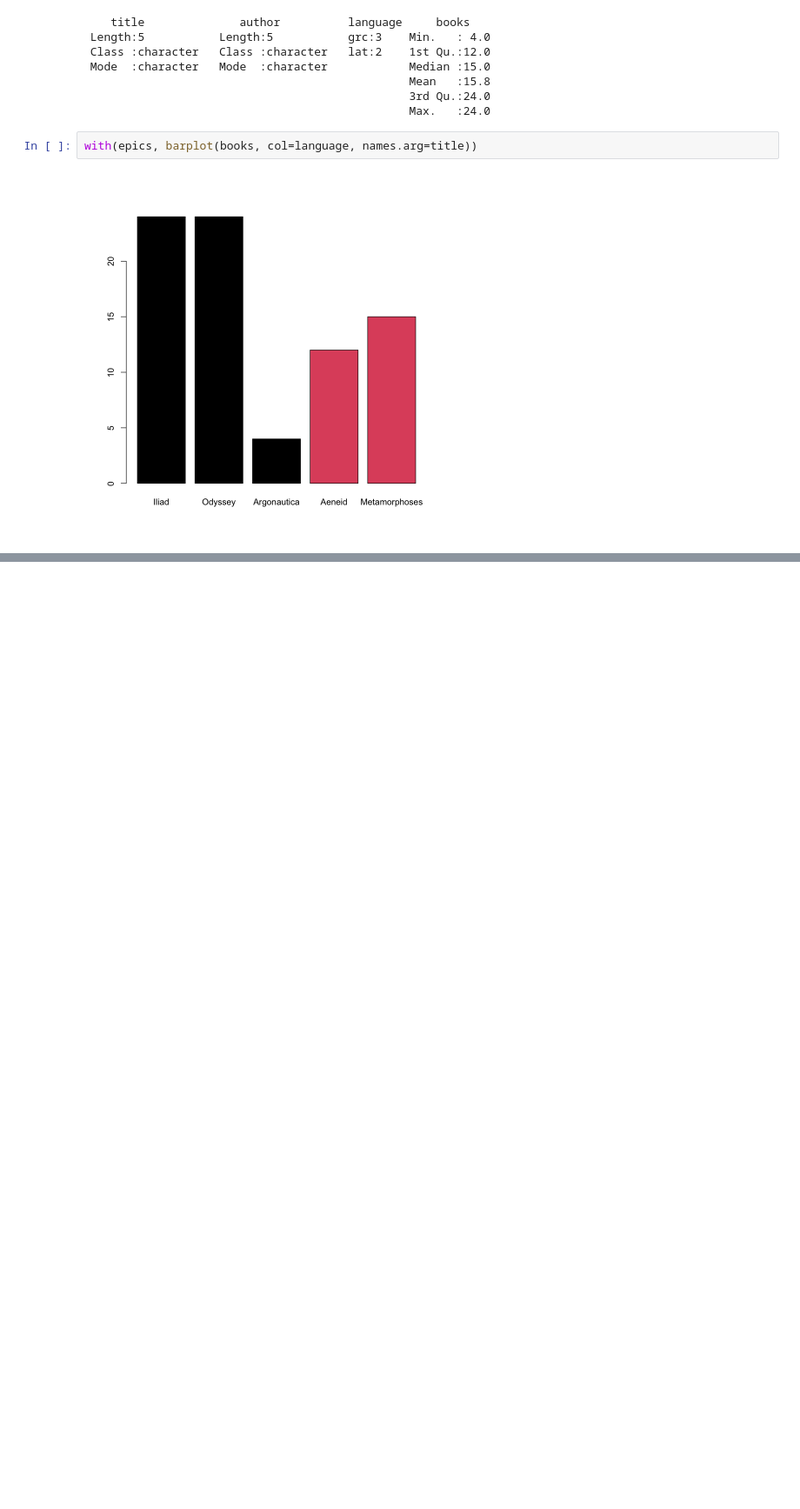
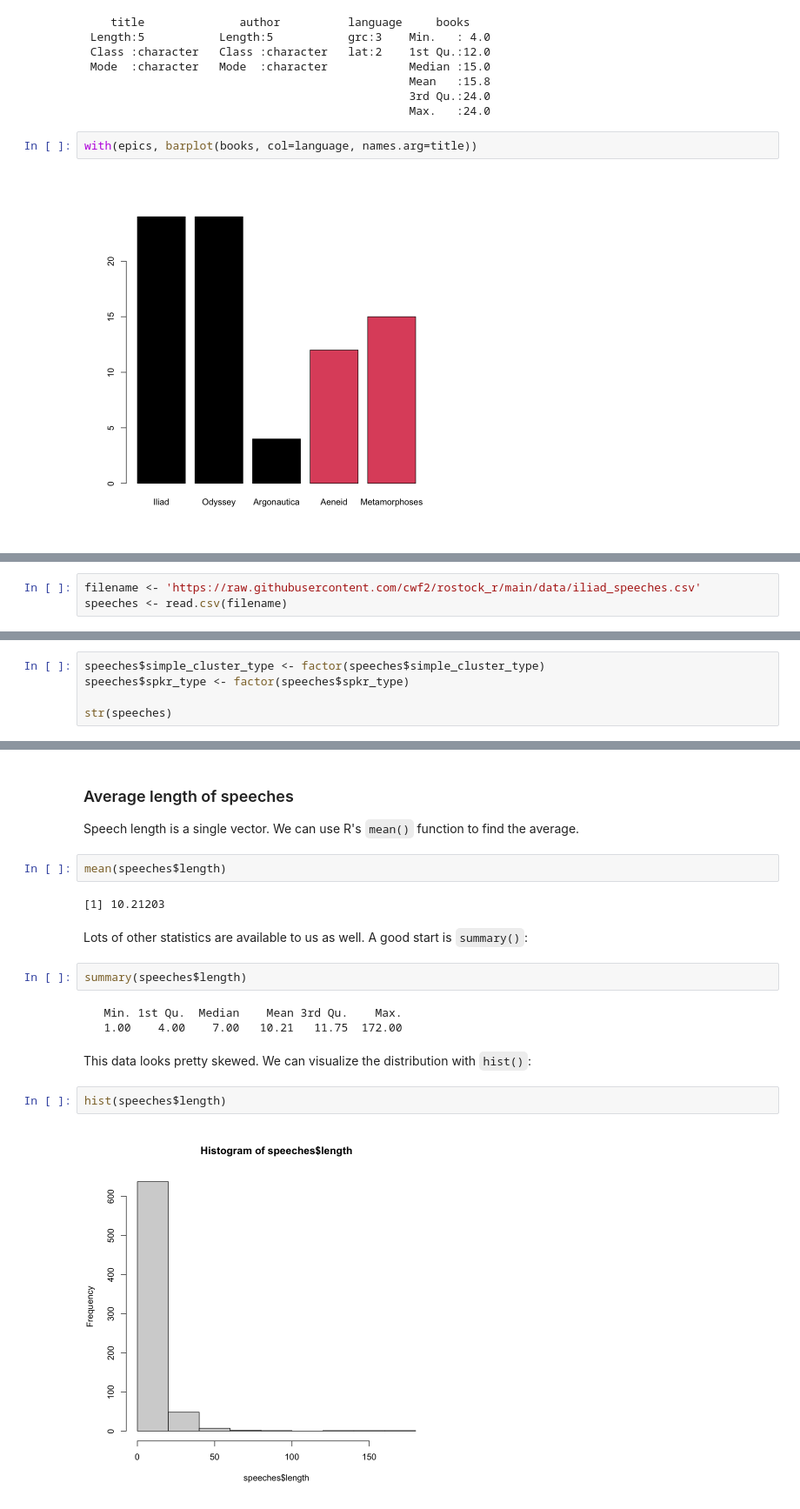
Before and after one commit to cwf2/rostock_r, a Jupyter notebook: 1 - Introduction.ipynb, the cells around one changed output, grey strips where cells are left out. Shown: that part at 87% size. Saved outputs shown, nothing was run; the diff lists cells and outputs as text; blank space fills up the shorter version.

```diff
--- a/1 - Introduction.ipynb
+++ b/1 - Introduction.ipynb
@@ -874,0 +849,3 @@ A data.frame: 698 × 12
+# %%
+filename <- 'https://raw.githubusercontent.com/cwf2/rostock_r/main/data/iliad_speeches.csv'
+speeches <- read.csv(filename)
@@ -874,0 +899,5 @@ A data.frame: 698 × 12
+# %%
+speeches$simple_cluster_type <- factor(speeches$simple_cluster_type)
+speeches$spkr_type <- factor(speeches$spkr_type)
+
+str(speeches)
@@ -874,0 +918,21 @@ A data.frame: 698 × 12
+# %% [markdown]
+### Average length of speeches
+
+Speech length is a single vector. We can use R's `mean()` function to find the average.
+# %%
+mean(speeches$length)
+# %% [output]
+[1] 10.21203
+# %% [markdown]
+Lots of other statistics are available to us as well. A good start is `summary()`:
+# %%
+summary(speeches$length)
+# %% [output]
+   Min. 1st Qu.  Median    Mean 3rd Qu.    Max.
+   1.00    4.00    7.00   10.21   11.75  172.00
+# %% [markdown]
+This data looks pretty skewed. We can visualize the distribution with `hist()`:
+# %%
+hist(speeches$length)
+# %% [output]
+[figure, added]
```
Also changed, not shown: parts of 26 cells of this notebook.
